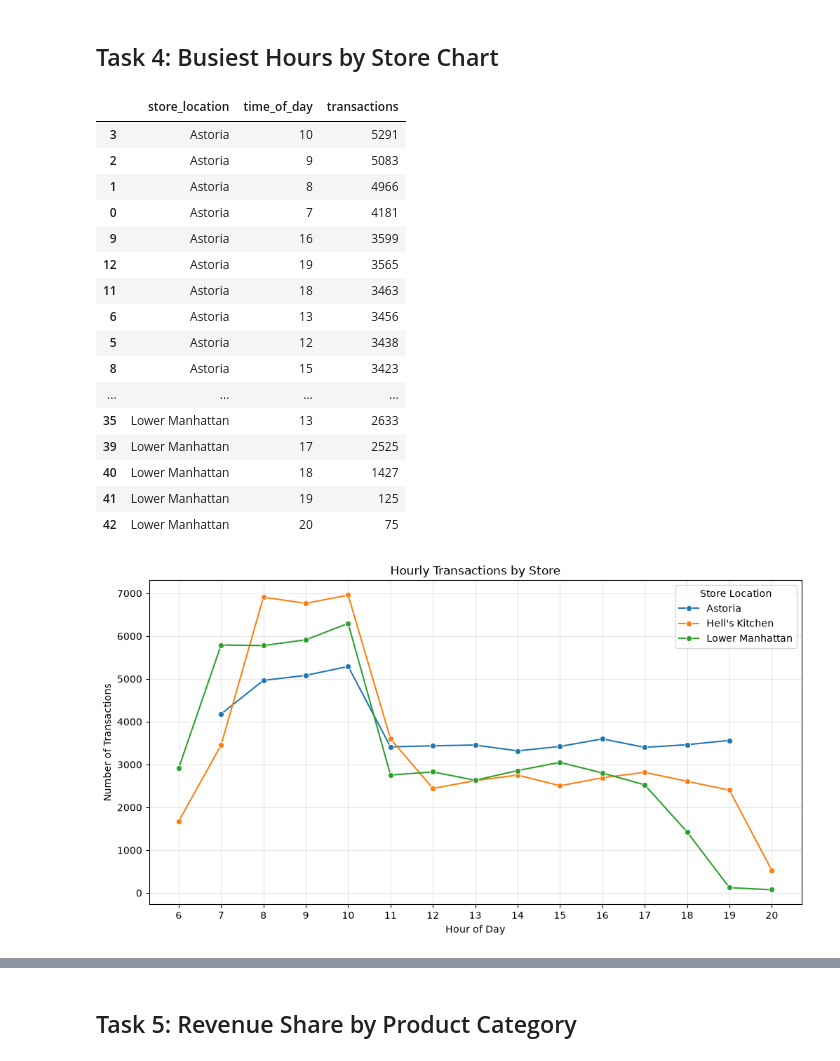
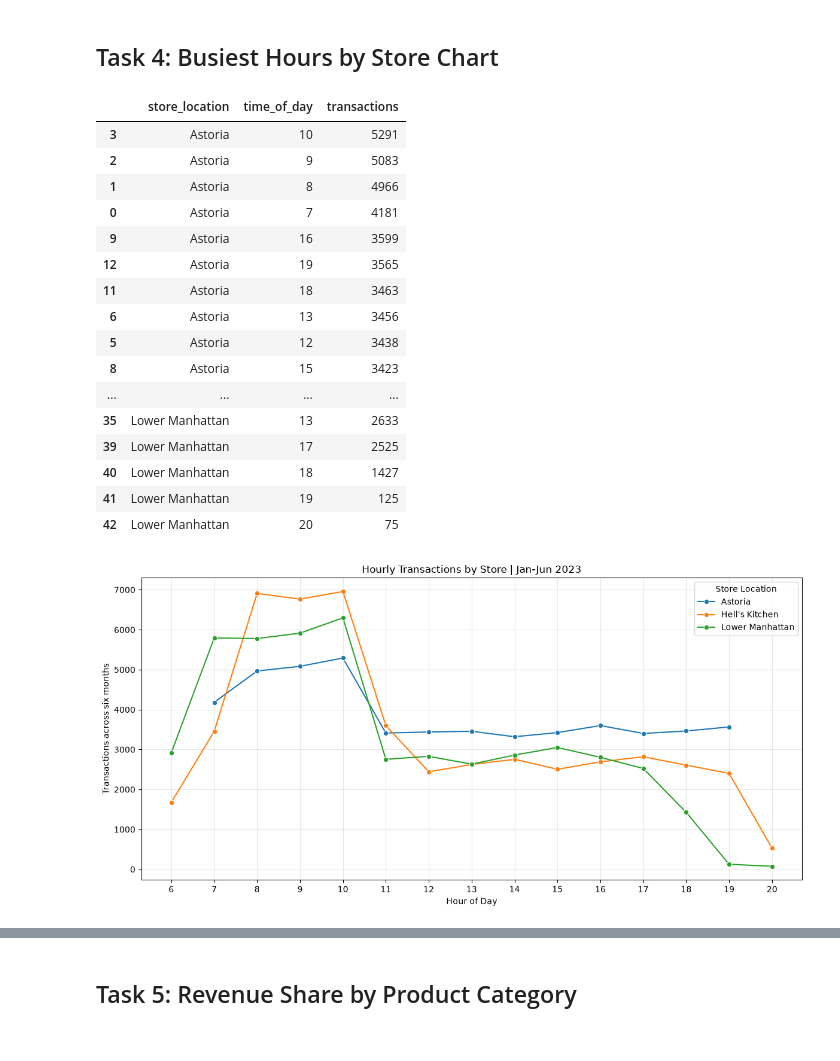
Before and after one commit to ebaprk/Coffee-Shop-Analysis, a Jupyter notebook: audit/executed/03_visualization.ipynb, the cells around one changed output, grey strips where cells are left out. Drawn from its saved outputs; the diff is of its cells as text; code cells hidden in the pictures.

```diff
--- a/audit/executed/03_visualization.ipynb
+++ b/audit/executed/03_visualization.ipynb
@@ -10,7 +10,20 @@ import matplotlib.pyplot as plt
 import matplotlib.ticker as mtick
 import seaborn as sns
 
-df = pd.read_excel("../data/Coffee Shop Sales.xlsx")
+from pathlib import Path
+
+# Find the workbook from the project root or any folder within the project.
+project_root = next(
+    (folder for folder in (Path.cwd(), *Path.cwd().parents)
+     if (folder / "data" / "Coffee Shop Sales.xlsx").is_file()),
+    None
+)
+if project_root is None:
+    raise FileNotFoundError(
+        "Open the notebook from the Coffee Shop Analysis project folder "
+        "or a folder inside it. Expected data/Coffee Shop Sales.xlsx."
+    )
+df = pd.read_excel(project_root / "data" / "Coffee Shop Sales.xlsx")
 df["line_revenue"] = df["transaction_qty"] * df["unit_price"]
 df["month"] = pd.to_datetime(df["transaction_date"]).dt.to_period('M')
 df["time_of_day"] = df["transaction_time"].apply(lambda t: t.hour)
@@ -167,35 +202,38 @@ sns.lineplot(
     data=store_hour,
     x="time_of_day",
     y="transactions",
     hue="store_location",
     marker="o"
 )
 
-plt.title("Hourly Transactions by Store")
+plt.title("Hourly Transactions by Store | Jan-Jun 2023")
 plt.xlabel("Hour of Day")
-plt.ylabel("Number of Transactions")
+plt.ylabel("Transactions across six months")
 
 plt.xticks(sorted(store_hour["time_of_day"].unique()))
 plt.legend(title="Store Location")
 plt.grid(alpha=0.3)
+
+plt.tight_layout()
+plt.show()
 # %% [output]
 |  | store_location | time_of_day | transactions |
 | 3 | Astoria | 10 | 5291 |
 | 2 | Astoria | 9 | 5083 |
 | 1 | Astoria | 8 | 4966 |
 | 0 | Astoria | 7 | 4181 |
 | 9 | Astoria | 16 | 3599 |
 | 12 | Astoria | 19 | 3565 |
 | 11 | Astoria | 18 | 3463 |
 | 6 | Astoria | 13 | 3456 |
 | 5 | Astoria | 12 | 3438 |
 | 8 | Astoria | 15 | 3423 |
 | ... | ... | ... | ... |
 | 35 | Lower Manhattan | 13 | 2633 |
 | 39 | Lower Manhattan | 17 | 2525 |
 | 40 | Lower Manhattan | 18 | 1427 |
 | 41 | Lower Manhattan | 19 | 125 |
 | 42 | Lower Manhattan | 20 | 75 |
-[figure, old version]
+[figure, new version]
 # %% [markdown]
 ### Which store has the highest peak-hour transaction count?
```
Also changed, not shown: parts of 8 cells of this notebook, 16 other files.
